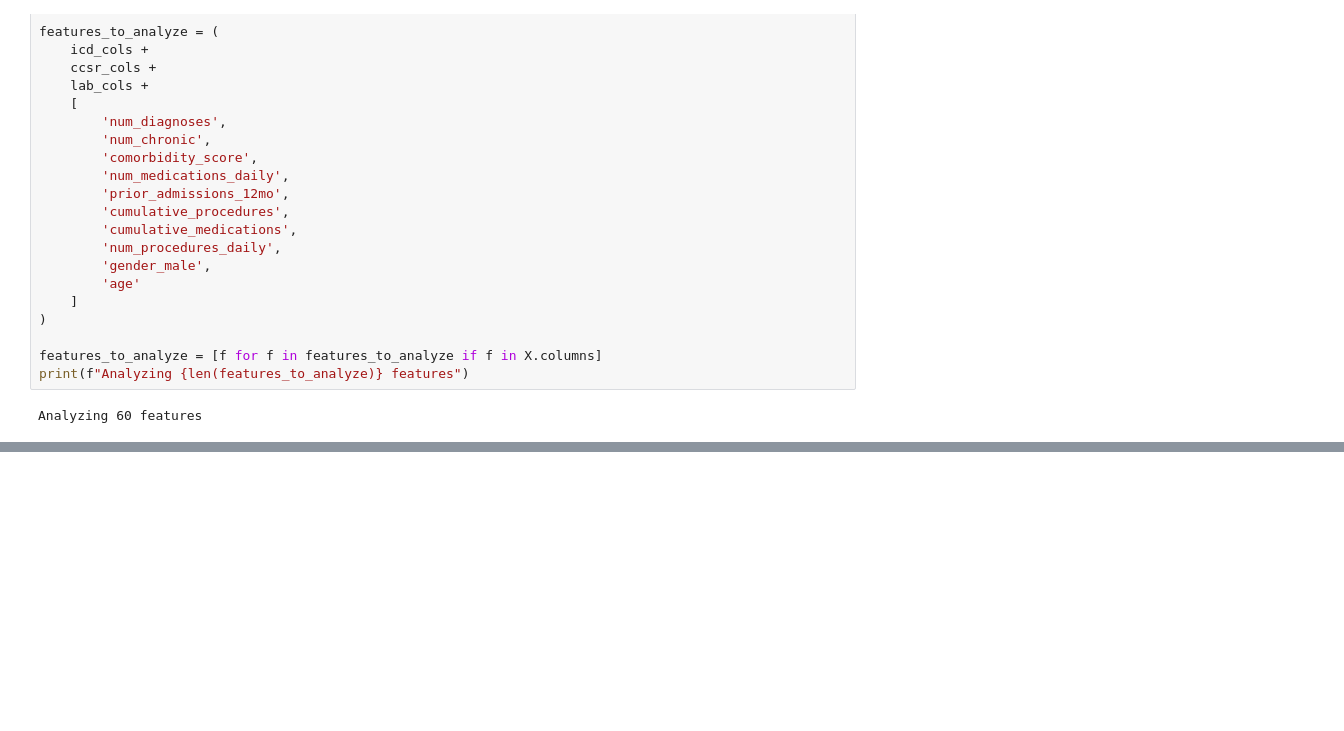
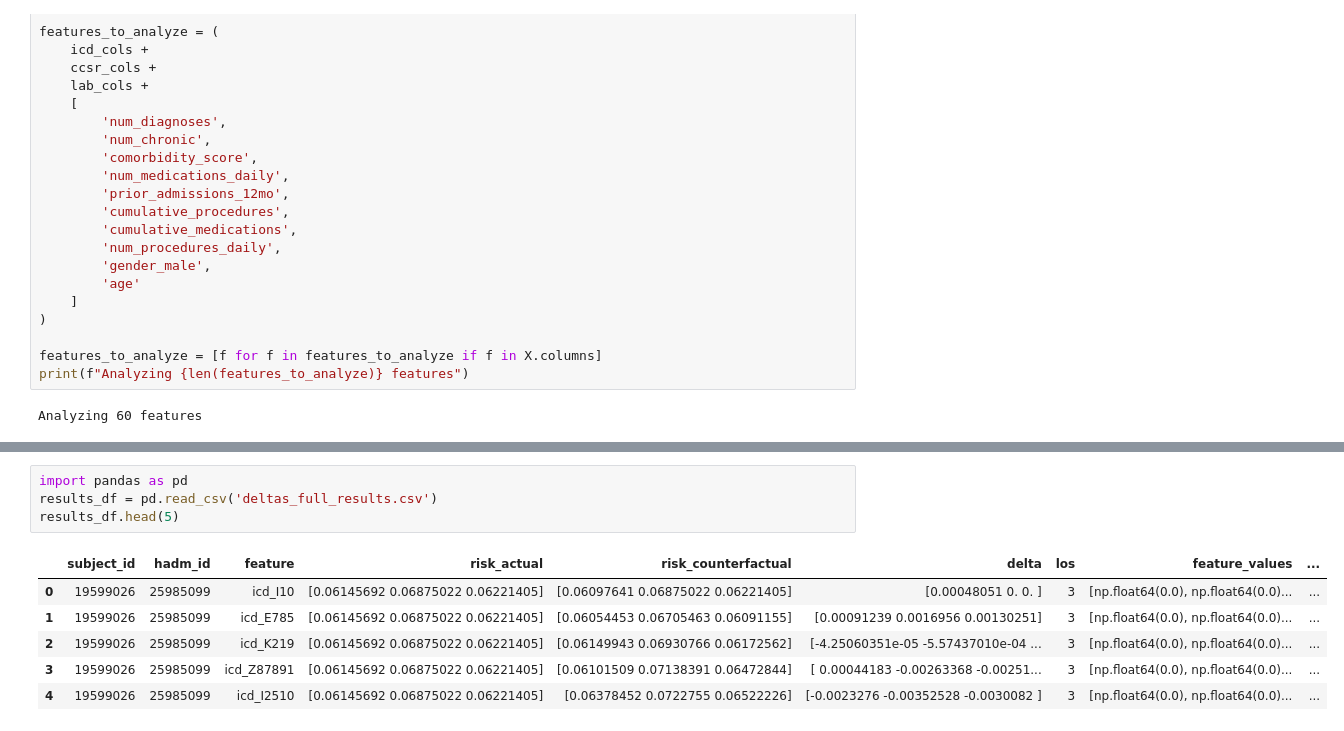
Before and after one commit to arinapetukhova/trusted_llm_risk_profiling, a Jupyter notebook: deltas.ipynb, the cells around one changed output, grey strips where cells are left out. Saved outputs shown, nothing was run; the diff lists cells and outputs as text; blank space fills up the shorter version.

```diff
--- a/deltas.ipynb
+++ b/deltas.ipynb
@@ -266,0 +294,11 @@ results_df.to_csv('total_deltas.csv', index=False)
+# %%
+import pandas as pd
+results_df = pd.read_csv('deltas_full_results.csv')
+results_df.head(5)
+# %% [output]
+|  | subject_id | hadm_id | feature | risk_actual | risk_counterfactual | delta | los | feature_values | ... |
+| 0 | 19599026 | 25985099 | icd_I10 | [0.06145692 0.06875022 0.06221405] | [0.06097641 0.06875022 0.06221405] | [0.00048051 0. 0. ] | 3 | [np.float64(0.0), np.float64(0.0)... | ... |
+| 1 | 19599026 | 25985099 | icd_E785 | [0.06145692 0.06875022 0.06221405] | [0.06054453 0.06705463 0.06091155] | [0.00091239 0.0016956 0.00130251] | 3 | [np.float64(0.0), np.float64(0.0)... | ... |
+| 2 | 19599026 | 25985099 | icd_K219 | [0.06145692 0.06875022 0.06221405] | [0.06149943 0.06930766 0.06172562] | [-4.25060351e-05 -5.57437010e-04 ... | 3 | [np.float64(0.0), np.float64(0.0)... | ... |
+| 3 | 19599026 | 25985099 | icd_Z87891 | [0.06145692 0.06875022 0.06221405] | [0.06101509 0.07138391 0.06472844] | [ 0.00044183 -0.00263368 -0.00251... | 3 | [np.float64(0.0), np.float64(0.0)... | ... |
+| 4 | 19599026 | 25985099 | icd_I2510 | [0.06145692 0.06875022 0.06221405] | [0.06378452 0.0722755 0.06522226] | [-0.0023276 -0.00352528 -0.0030082 ] | 3 | [np.float64(0.0), np.float64(0.0)... | ... |
```
Also changed, not shown: parts of 11 cells of this notebook.
